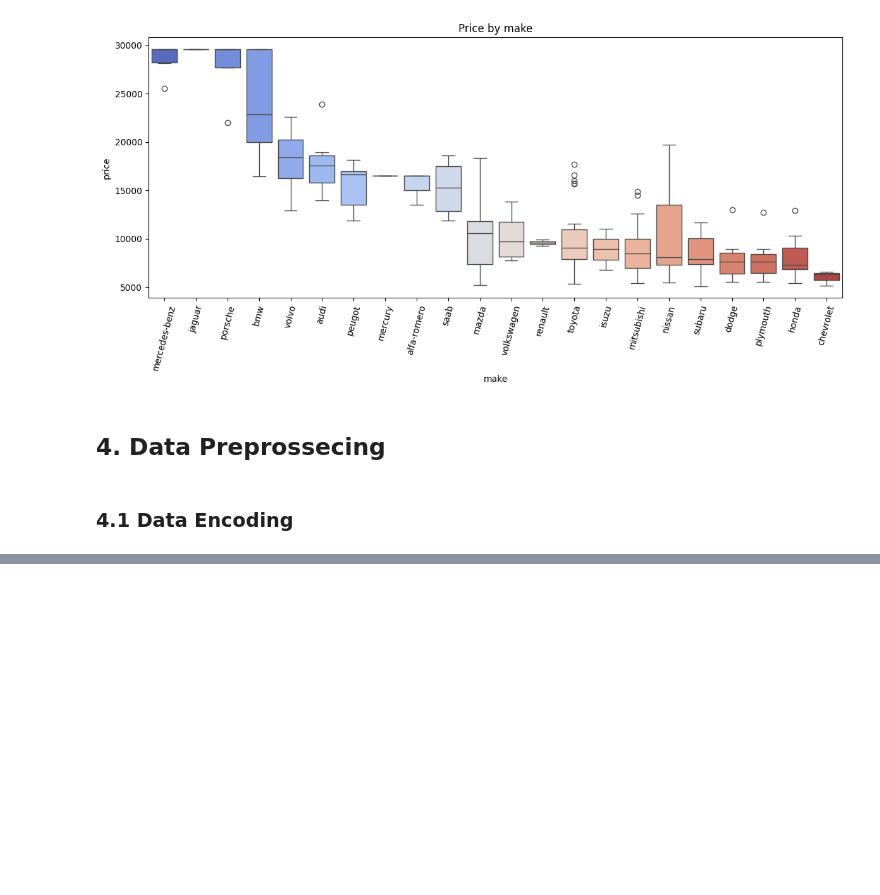
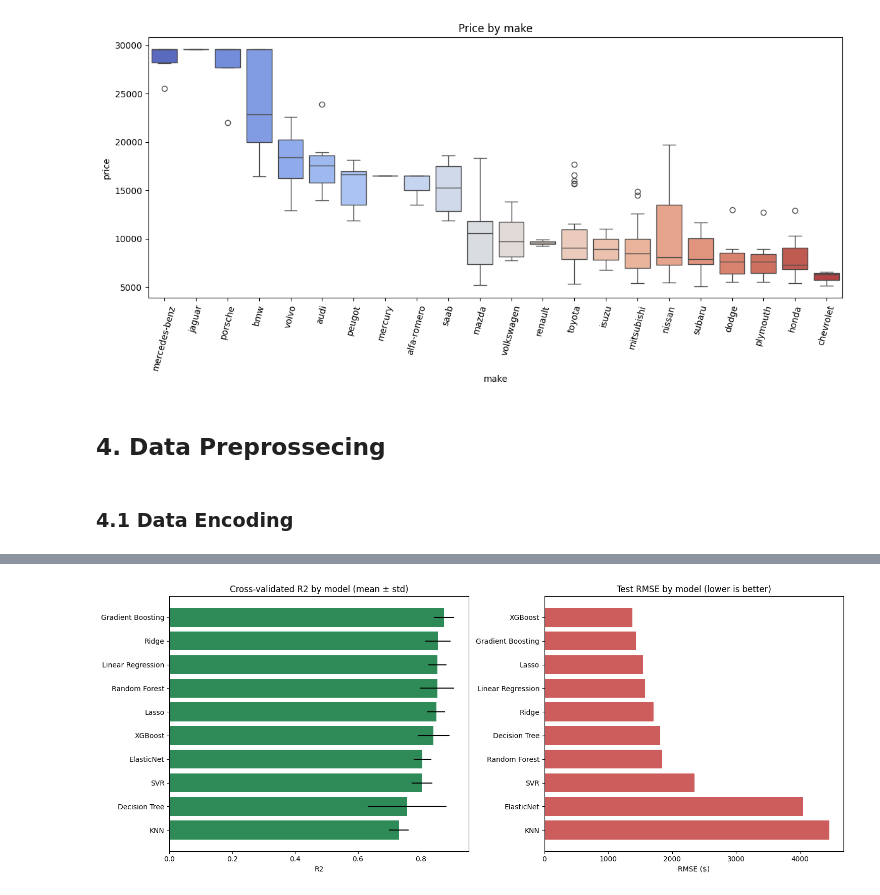
Before and after one commit to yashwant2002/Automobile_price_prediction_ML, a Jupyter notebook: notebook/Automobile_Price_Prediction.ipynb, the cells around one changed output, grey strips where cells are left out. Cells and saved outputs as stored; diff of their text form; code cells hidden in the pictures; blank space fills up the shorter version.

Commit message:
Model Training

```diff
--- a/notebook/Automobile_Price_Prediction.ipynb
+++ b/notebook/Automobile_Price_Prediction.ipynb
@@ -365,4 +341,9 @@ IntCastingNaNError: Cannot convert non-finite values (NA or inf) to integer.Repl
 # %%
-print("Numerical Column : ", numerical_col)
-print("Categorical Column : ", categorical_col)
+X = df.drop(columns=['price'])
+y = df['price']
+
+numeric_features = X.select_dtypes(include=[np.number]).columns.tolist()
+categorical_features = X.select_dtypes(include='object').columns.tolist()
+print('Numeric features:', numeric_features)
+print('Categorical features:', categorical_features)
 # %% [output]
@@ -377,0 +352,15 @@ Categorical Column :  Index(['make', 'fuel_type', 'aspiration', 'num_of_doors',
+# %%
+numeric_transformer = Pipeline(steps=[
+    ('imputer', SimpleImputer(strategy='median')),
+    ('scaler', StandardScaler())
+])
+
+categorical_transformer = Pipeline(steps=[
+    ('imputer', SimpleImputer(strategy='most_frequent')),
+    ('onehot', OneHotEncoder(handle_unknown='ignore'))
+])
+
+preprocessor = ColumnTransformer(transformers=[
+    ('num', numeric_transformer, numeric_features),
+    ('cat', categorical_transformer, categorical_features)
+])
@@ -377,0 +378,3 @@ Categorical Column :  Index(['make', 'fuel_type', 'aspiration', 'num_of_doors',
+# %%
+X_train, X_test, y_train, y_test = train_test_split(X, y, test_size=0.2, random_state=42)
+print('Train:', X_train.shape, ' Test:', X_test.shape)
@@ -377,0 +437,17 @@ Categorical Column :  Index(['make', 'fuel_type', 'aspiration', 'num_of_doors',
+# %%
+fig, axes = plt.subplots(1, 2, figsize=(15, 6))
+
+order = results_df.sort_values('CV R2 (mean)')
+axes[0].barh(order['Model'], order['CV R2 (mean)'], xerr=order['CV R2 (std)'], color='seagreen')
+axes[0].set_title('Cross-validated R2 by model (mean ± std)')
+axes[0].set_xlabel('R2')
+
+order2 = results_df.sort_values('Test RMSE', ascending=False)
+axes[1].barh(order2['Model'], order2['Test RMSE'], color='indianred')
+axes[1].set_title('Test RMSE by model (lower is better)')
+axes[1].set_xlabel('RMSE ($)')
+plt.savefig("../images/model_performance_plots/modal_comparison.png")
+plt.tight_layout()
+plt.show()
+# %% [output]
+[figure, added]
```
Also changed, not shown: parts of 26 cells of this notebook, 11 other files.
